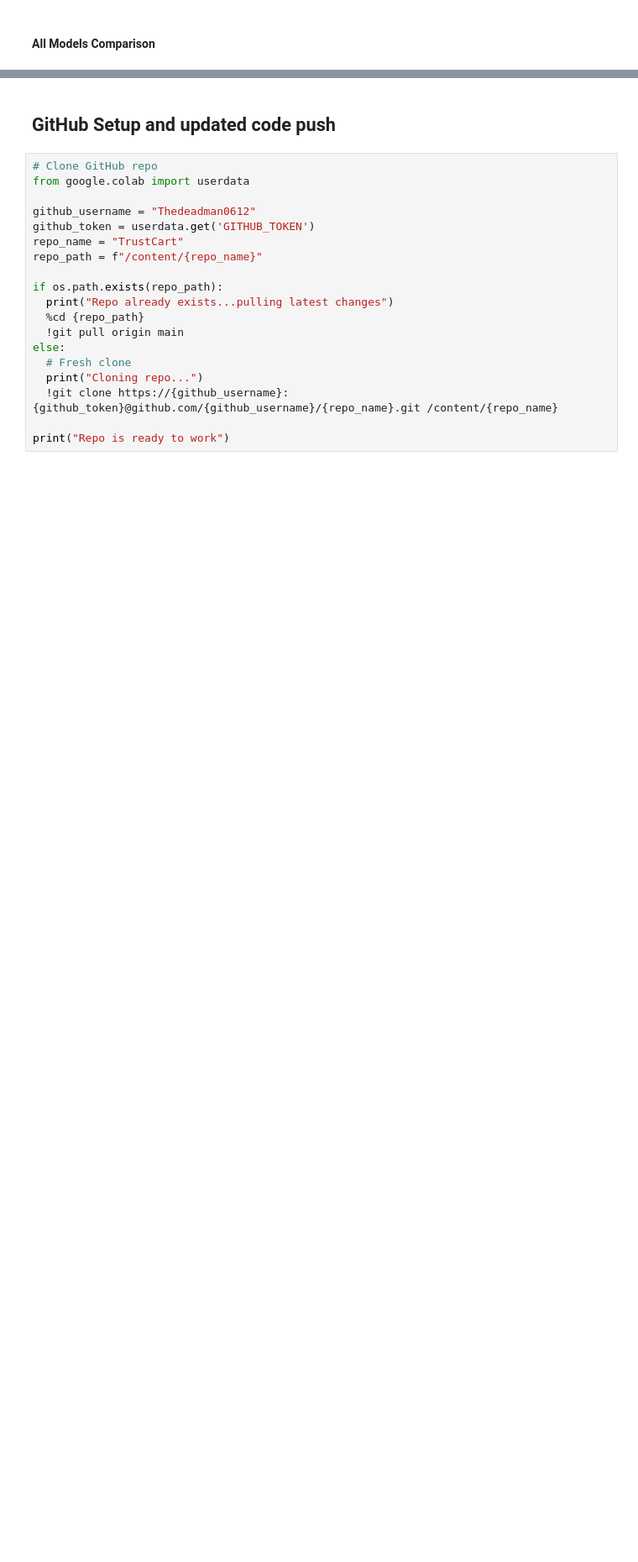
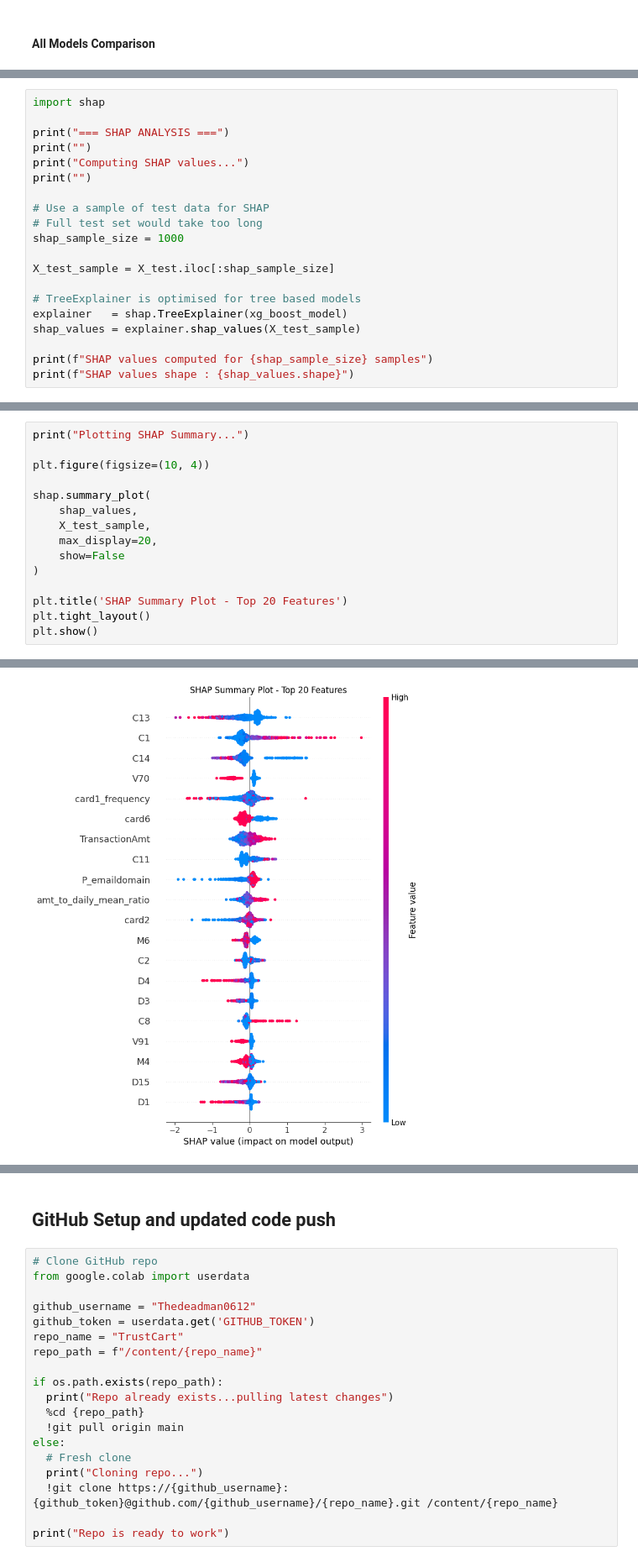
Before and after one commit to Thedeadman0612/TrustCart, a Jupyter notebook: phase1/notebooks/phase1_transaction_risk.ipynb, the cells around one changed output, grey strips where cells are left out. Shown at 84% size. Cells and saved outputs as stored; diff of their text form; blank space fills up the shorter version.

```diff
--- a/phase1/notebooks/phase1_transaction_risk.ipynb
+++ b/phase1/notebooks/phase1_transaction_risk.ipynb
@@ -1707,0 +2577,20 @@ print("Detailed comparison with trade-off analysis coming in Task 6.2")
+# %%
+import shap
+
+print("=== SHAP ANALYSIS ===")
+print("")
+print("Computing SHAP values...")
+print("")
+
+# Use a sample of test data for SHAP
+# Full test set would take too long
+shap_sample_size = 1000
+
+X_test_sample = X_test.iloc[:shap_sample_size]
+
+# TreeExplainer is optimised for tree based models
+explainer   = shap.TreeExplainer(xg_boost_model)
+shap_values = explainer.shap_values(X_test_sample)
+
+print(f"SHAP values computed for {shap_sample_size} samples")
+print(f"SHAP values shape : {shap_values.shape}")
@@ -1707,0 +2606,16 @@ print("Detailed comparison with trade-off analysis coming in Task 6.2")
+# %%
+print("Plotting SHAP Summary...")
+
+plt.figure(figsize=(10, 4))
+
+shap.summary_plot(
+    shap_values,
+    X_test_sample,
+    max_display=20,
+    show=False
+)
+
+plt.title('SHAP Summary Plot - Top 20 Features')
+plt.tight_layout()
+plt.show()
+# %% [output]
@@ -1707,0 +2623 @@ print("Detailed comparison with trade-off analysis coming in Task 6.2")
+[figure, added]
```
Also changed, not shown: parts of 92 cells of this notebook.
